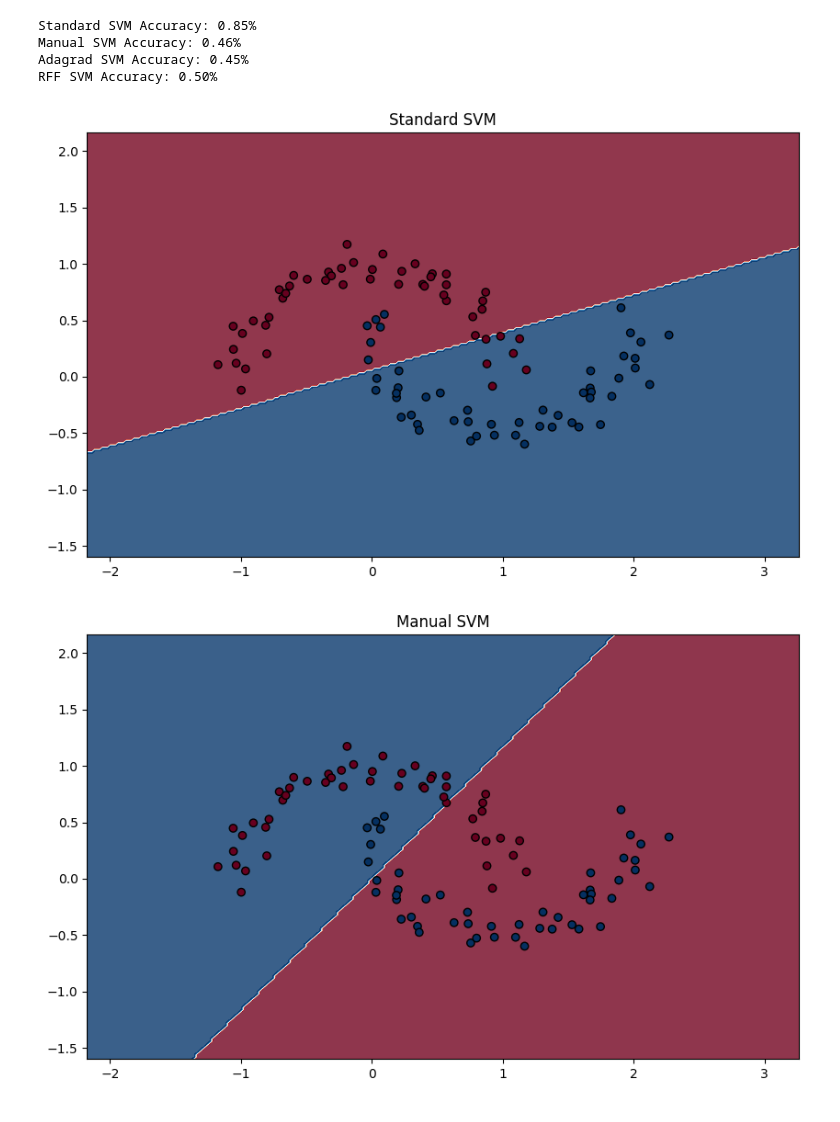
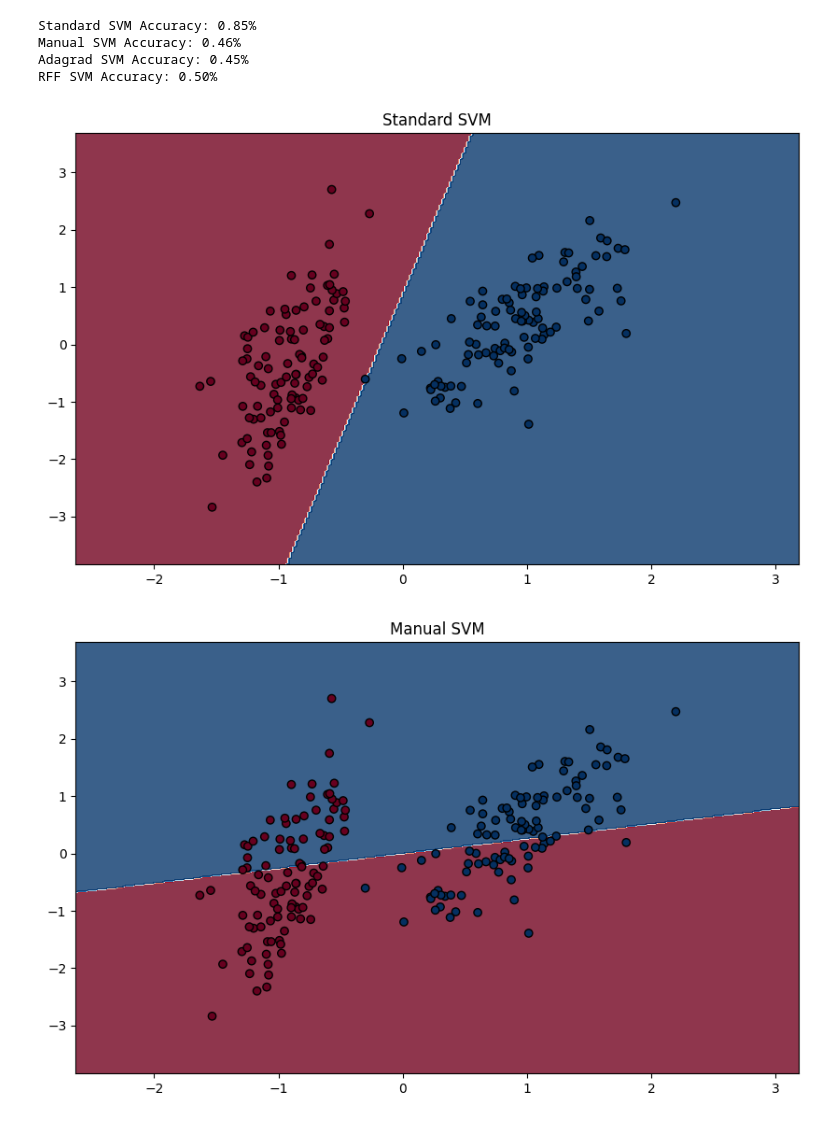
Before and after one commit to nks84/mma_pa1, a Jupyter notebook: pa2/main.ipynb, the cells around one changed output. Drawn from its saved outputs; the diff is of its cells as text; code cells hidden in the pictures.

```diff
--- a/pa2/main.ipynb
+++ b/pa2/main.ipynb
@@ -72,22 +72,7 @@ import matplotlib.pyplot as plt
 
 # Define different parameter sets for eta_0 and lambda_reg
 parameter_sets = [
-    (1,0.01),
-    (10,1),
-    (100,10),
-    (1000,100),
-    (0.1,0.0),
-    (1e-3, 1e-2),
-    (1e-3, 1e-3),
-    (1e-4, 1e-2),
-    (1e-4, 1e-3),
-    (1e-4, 1e-4),
-    (1e-5, 1e-2),
-    (1e-5, 1e-3),
-    (1e-5, 1e-4),
-    (1e-6, 1e-2),
-    (1e-6, 1e-3),
-    (1e-6, 1e-4)
+    (1e-3, 1e-2)
 ]
 
 # Load dataset
@@ -757,6 +727,13 @@ from sklearn.metrics import accuracy_score
 from sklearn.preprocessing import StandardScaler
 from sklearn.datasets import make_moons
 
+def load_dataset(file_path):
+    data = pd.read_csv(file_path)
+    X = data.iloc[:, :-1].values
+    y = data.iloc[:, -1].values
+    scaler = StandardScaler()
+    X = scaler.fit_transform(X)
+    return X, y
 # Generate non-linearly separable data using make_moons
 def generate_non_linear_data(n_samples=100, noise=0.1):
     X, y = make_moons(n_samples=n_samples, noise=noise, random_state=42)
@@ -861,38 +838,38 @@ def plot_decision_boundary(X, y, model_func, title="Decision Boundary"):
     plt.show()
 # Main execution
 if __name__ == "__main__":
-    X, y = generate_non_linear_data()
+    X, y = load_dataset("toydata_tiny.csv")
 
     # SVM with sklearn
     clf = SVC(kernel='linear')
     clf.fit(X, y)
     plot_decision_boundary(X, y, lambda x: clf.predict(x), "Standard SVM")
 
     # Manual SVM - Assuming weights are trained and available as 'w_manual'
     # For demonstration, use random weights
     w_manual = np.random.randn(X.shape[1])
     plot_decision_boundary(X, y, lambda x: decision_function(x, w_manual), "Manual SVM")
 
     # Adagrad SVM - Assuming weights are trained and available as 'w_adagrad'
     w_adagrad = np.random.randn(X.shape[1])
     plot_decision_boundary(X, y, lambda x: decision_function(x, w_adagrad), "Adagrad SVM")
 
     D = X.shape[1]  # Number of original features
     n_features = 300  # Number of Random Fourier Features
     gamma = 1.0  # Scale for the RFF
 
     # Generate RFF parameters
     omega, b = generate_rff_parameters(n_features, D, gamma)
 
     # Apply RFF to the original data
     X_rff = apply_rff(X, omega, b)
 
     # SVM with sklearn on RFF
     clf_rff = SVC(kernel='linear')
     clf_rff.fit(X_rff, y)
 
     # Plot decision boundary for RFF SVM
     plot_decision_boundary(X, y, lambda x: clf_rff.predict(apply_rff(x, omega, b)), "RFF SVM")
 # %% [output]
-[figure, old version]
+[figure, new version]
-[figure, old version]
+[figure, new version]
```
Also changed, not shown: parts of 6 cells of this notebook, 2 other files.
